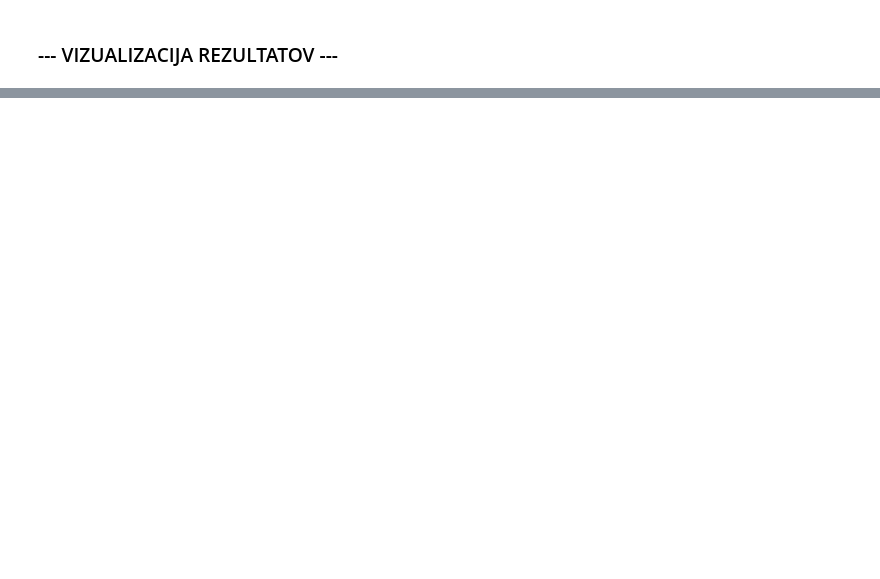
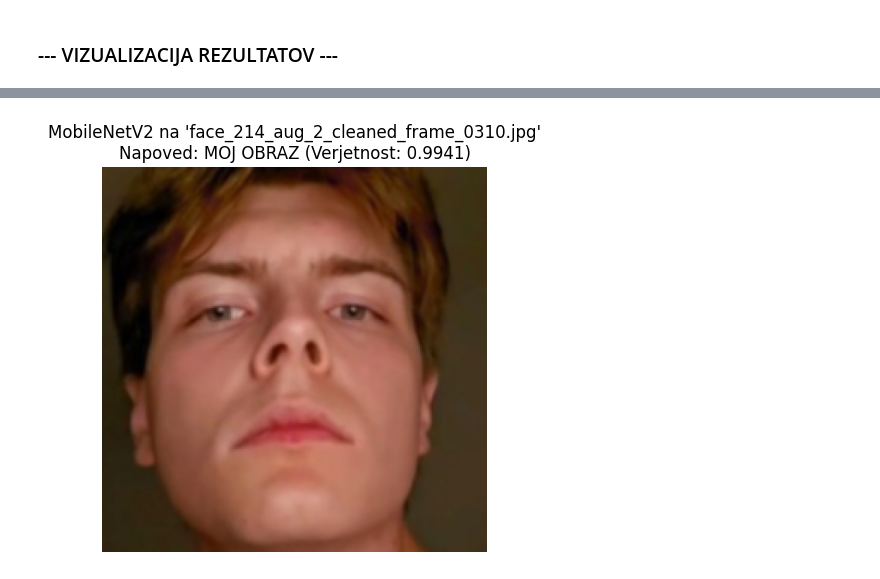
Before and after one commit to Pametnik-Paketnik/paketnik-face-auth-research-model, a Jupyter notebook: notebooks/model_training.ipynb, the cells around one changed output, grey strips where cells are left out. Drawn from its saved outputs; the diff is of its cells as text; code cells hidden in the pictures; blank space fills up the shorter version.

```diff
--- a/notebooks/model_training.ipynb
+++ b/notebooks/model_training.ipynb
@@ -361,0 +672,79 @@ EfficientNetV2B0        0.0001            1.0000
+# %%
+# --- PRIMER UPORABE NA POSAMEZNI SLIKI ---
+
+# Naloži testno sliko (pot do neke slike, ki jo želiš preizkusiti)
+# Uporabi pot do slike, ki je ni bilo v učnih podatkih!
+test_image_path_me = '../data/raw/slike/face_214_aug_2_cleaned_frame_0310.jpg' # PRIMER: Pot do slike tebe
+test_image_path_other = '../data/raw/slike/LaraDoma.jpeg' # Zamenjaj s pravilno potjo
+
+# --- POMOŽNA FUNKCIJA ZA PRIKAZ REZULTATOV ---
+def display_prediction(model_name, prediction_prob, display_img, original_filename):
+    """Prikaže obdelano sliko in napoved modela."""
+    predicted_label = "MOJ OBRAZ" if prediction_prob > 0.5 else "NI MOJ OBRAZ"
+
+    plt.figure(figsize=(5, 5))
+    # OpenCV bere kot BGR, Matplotlib pričakuje RGB
+    plt.imshow(cv2.cvtColor(display_img, cv2.COLOR_BGR2RGB))
+    plt.title(f"{model_name} na '{original_filename}'\n"
+              f"Napoved: {predicted_label} (Verjetnost: {prediction_prob:.4f})")
+    plt.axis('off')
+    plt.show()
+
+
+# %%
+# --- Testiranje na sliki: Moj obraz ---
+print(f"\n--- Testiranje na sliki: {test_image_path_me} (Moj obraz) ---")
+
+if model_mobilenet is not None:
+    processed_img_mobilenet_me, display_img_mobilenet_me = preprocess_for_prediction(test_image_path_me, IMG_SIZE, model_type='mobilenet')
+    if processed_img_mobilenet_me is not None:
+        prediction_mobilenet_me = model_mobilenet.predict(processed_img_mobilenet_me)[0][0]
+        display_prediction("MobileNetV2", prediction_mobilenet_me, display_img_mobilenet_me, os.path.basename(test_image_path_me))
+
+if model_efficientnet is not None: # Za B0
+    processed_img_efficientnet_b0_me, display_img_efficientnet_b0_me = preprocess_for_prediction(test_image_path_me, IMG_SIZE, model_type='efficientnet')
+    if processed_img_efficientnet_b0_me is not None:
+        prediction_efficientnet_b0_me = model_efficientnet.predict(processed_img_efficientnet_b0_me)[0][0]
+        display_prediction("EfficientNetV2B0", prediction_efficientnet_b0_me, display_img_efficientnet_b0_me, os.path.basename(test_image_path_me))
+
+if model_efficientnet_b3 is not None: # NOV
+    processed_img_efficientnet_b3_me, display_img_efficientnet_b3_me = preprocess_for_prediction(test_image_path_me, IMG_SIZE, model_type='efficientnet')
+    if processed_img_efficientnet_b3_me is not None:
+        prediction_efficientnet_b3_me = model_efficientnet_b3.predict(processed_img_efficientnet_b3_me)[0][0]
+        display_prediction("EfficientNetV2B3", prediction_efficientnet_b3_me, display_img_efficientnet_b3_me, os.path.basename(test_image_path_me))
+
+if model_resnet50v2 is not None: # NOV
+    processed_img_resnet50v2_me, display_img_resnet50v2_me = preprocess_for_prediction(test_image_path_me, IMG_SIZE, model_type='resnet')
+    if processed_img_resnet50v2_me is not None:
+        prediction_resnet50v2_me = model_resnet50v2.predict(processed_img_resnet50v2_me)[0][0]
+        display_prediction("ResNet50V2", prediction_resnet50v2_me, display_img_resnet50v2_me, os.path.basename(test_image_path_me))
+
+
+# %%
+# --- Testiranje na sliki: Drugi obraz ---
+print(f"\n--- Testiranje na sliki: {test_image_path_other} (Drugi obraz) ---")
+
+if model_mobilenet is not None:
+    processed_img_mobilenet_other, display_img_mobilenet_other = preprocess_for_prediction(test_image_path_other, IMG_SIZE, model_type='mobilenet')
+    if processed_img_mobilenet_other is not None:
+        prediction_mobilenet_other = model_mobilenet.predict(processed_img_mobilenet_other)[0][0]
+        display_prediction("MobileNetV2", prediction_mobilenet_other, display_img_mobilenet_other, os.path.basename(test_image_path_other))
+
+if model_efficientnet is not None: # Za B0
+    processed_img_efficientnet_b0_other, display_img_efficientnet_b0_other = preprocess_for_prediction(test_image_path_other, IMG_SIZE, model_type='efficientnet')
+    if processed_img_efficientnet_b0_other is not None:
+        prediction_efficientnet_b0_other = model_efficientnet.predict(processed_img_efficientnet_b0_other)[0][0]
+        display_prediction("EfficientNetV2B0", prediction_efficientnet_b0_other, display_img_efficientnet_b0_other, os.path.basename(test_image_path_other))
+
+if model_efficientnet_b3 is not None: # NOV
+    processed_img_efficientnet_b3_other, display_img_efficientnet_b3_other = preprocess_for_prediction(test_image_path_other, IMG_SIZE, model_type='efficientnet')
+    if processed_img_efficientnet_b3_other is not None:
+        prediction_efficientnet_b3_other = model_efficientnet_b3.predict(processed_img_efficientnet_b3_other)[0][0]
+        display_prediction("EfficientNetV2B3", prediction_efficientnet_b3_other, display_img_efficientnet_b3_other, os.path.basename(test_image_path_other))
+
+if model_resnet50v2 is not None: # NOV
+    processed_img_resnet50v2_other, display_img_resnet50v2_other = preprocess_for_prediction(test_image_path_other, IMG_SIZE, model_type='resnet')
+    if processed_img_resnet50v2_other is not None:
+        prediction_resnet50v2_other = model_resnet50v2.predict(processed_img_resnet50v2_other)[0][0]
+        display_prediction("ResNet50V2", prediction_resnet50v2_other, display_img_resnet50v2_other, os.path.basename(test_image_path_other))
+# %% [output]
@@ -361,0 +753 @@ EfficientNetV2B0        0.0001            1.0000
+[figure, added]
```
Also changed, not shown: parts of 12 cells of this notebook.
